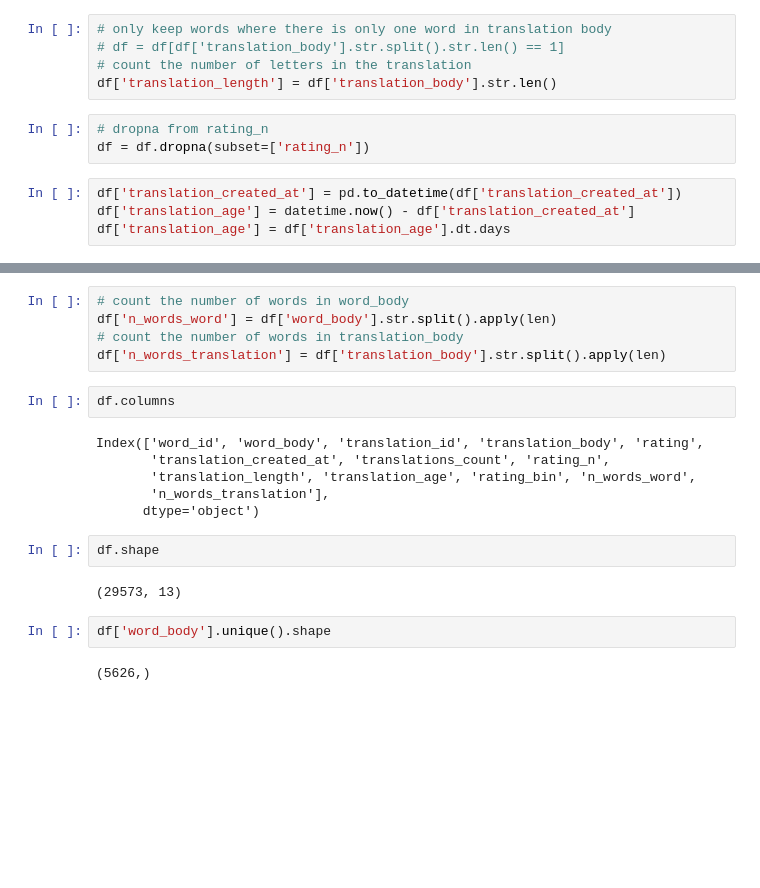
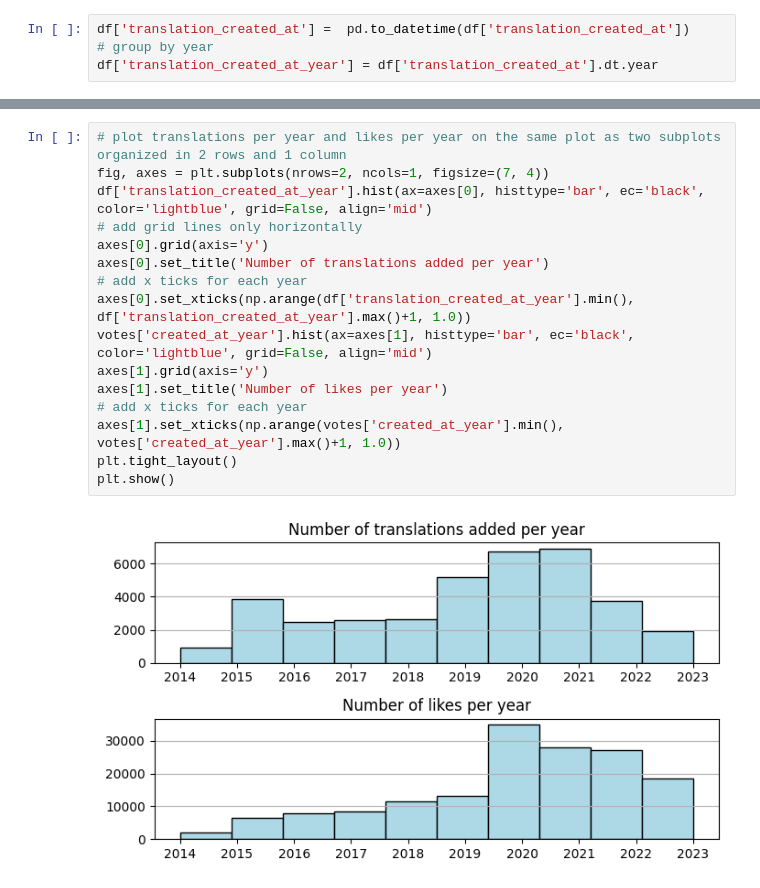
Before and after one commit to alexeykosh/2023-slovotvir-reuse-analysis, a Jupyter notebook: notebooks/data-sql.ipynb, the cells around one changed output, grey strips where cells are left out. Cells and saved outputs as stored; diff of their text form; blank space fills up the shorter version.

```diff
--- a/notebooks/data-sql.ipynb
+++ b/notebooks/data-sql.ipynb
@@ -44,15 +73,7 @@ df['rating'] = df['rating'].astype(int)
 df = df[df['rating'] != 0]
 # subtract mean and divide by std per word
 df['rating_n'] = df.groupby('word_id')['rating'].transform(lambda x: (x - x.mean()) / x.std())
-# %%
-# only keep words where there is only one word in translation body
-# df = df[df['translation_body'].str.split().str.len() == 1]
-# count the number of letters in the translation
-df['translation_length'] = df['translation_body'].str.len()
-# %%
-# dropna from rating_n
-df = df.dropna(subset=['rating_n'])
 # %%
-df['translation_created_at'] = pd.to_datetime(df['translation_created_at'])
-df['translation_age'] = datetime.now() - df['translation_created_at']
-df['translation_age'] = df['translation_age'].dt.days
+df['translation_created_at'] =  pd.to_datetime(df['translation_created_at'])
+# group by year
+df['translation_created_at_year'] = df['translation_created_at'].dt.year
@@ -71,21 +80,18 @@ plt.show()
-# %%
-# count the number of words in word_body
-df['n_words_word'] = df['word_body'].str.split().apply(len)
-# count the number of words in translation_body
-df['n_words_translation'] = df['translation_body'].str.split().apply(len)
-# %%
-df.columns
-# %% [output]
-Index(['word_id', 'word_body', 'translation_id', 'translation_body', 'rating',
-       'translation_created_at', 'translations_count', 'rating_n',
-       'translation_length', 'translation_age', 'rating_bin', 'n_words_word',
-       'n_words_translation'],
-      dtype='object')
-# %%
-df.shape
-# %% [output]
-(29573, 13)
-# %%
-df['word_body'].unique().shape
-# %% [output]
-(5626,)
+# %%
+# plot translations per year and likes per year on the same plot as two subplots organized in 2 rows and 1 column
+fig, axes = plt.subplots(nrows=2, ncols=1, figsize=(7, 4))
+df['translation_created_at_year'].hist(ax=axes[0], histtype='bar', ec='black', color='lightblue', grid=False, align='mid')
+# add grid lines only horizontally
+axes[0].grid(axis='y')
+axes[0].set_title('Number of translations added per year')
+# add x ticks for each year
+axes[0].set_xticks(np.arange(df['translation_created_at_year'].min(), df['translation_created_at_year'].max()+1, 1.0))
+votes['created_at_year'].hist(ax=axes[1], histtype='bar', ec='black', color='lightblue', grid=False, align='mid')
+axes[1].grid(axis='y')
+axes[1].set_title('Number of likes per year')
+# add x ticks for each year
+axes[1].set_xticks(np.arange(votes['created_at_year'].min(), votes['created_at_year'].max()+1, 1.0))
+plt.tight_layout()
+plt.show()
+# %% [output]
+[figure, added]
```
Also changed, not shown: parts of 12 cells of this notebook, 1 other file.
